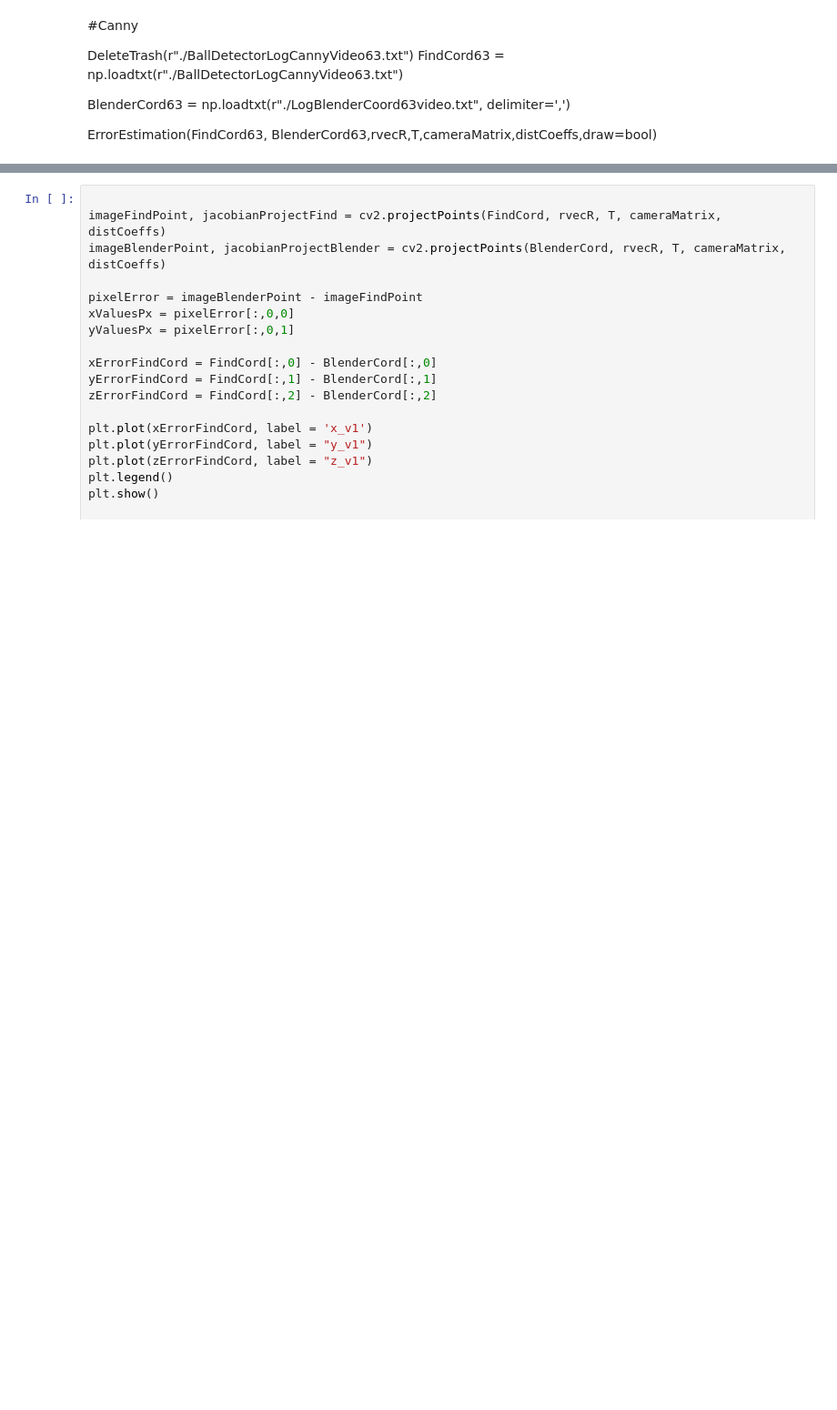
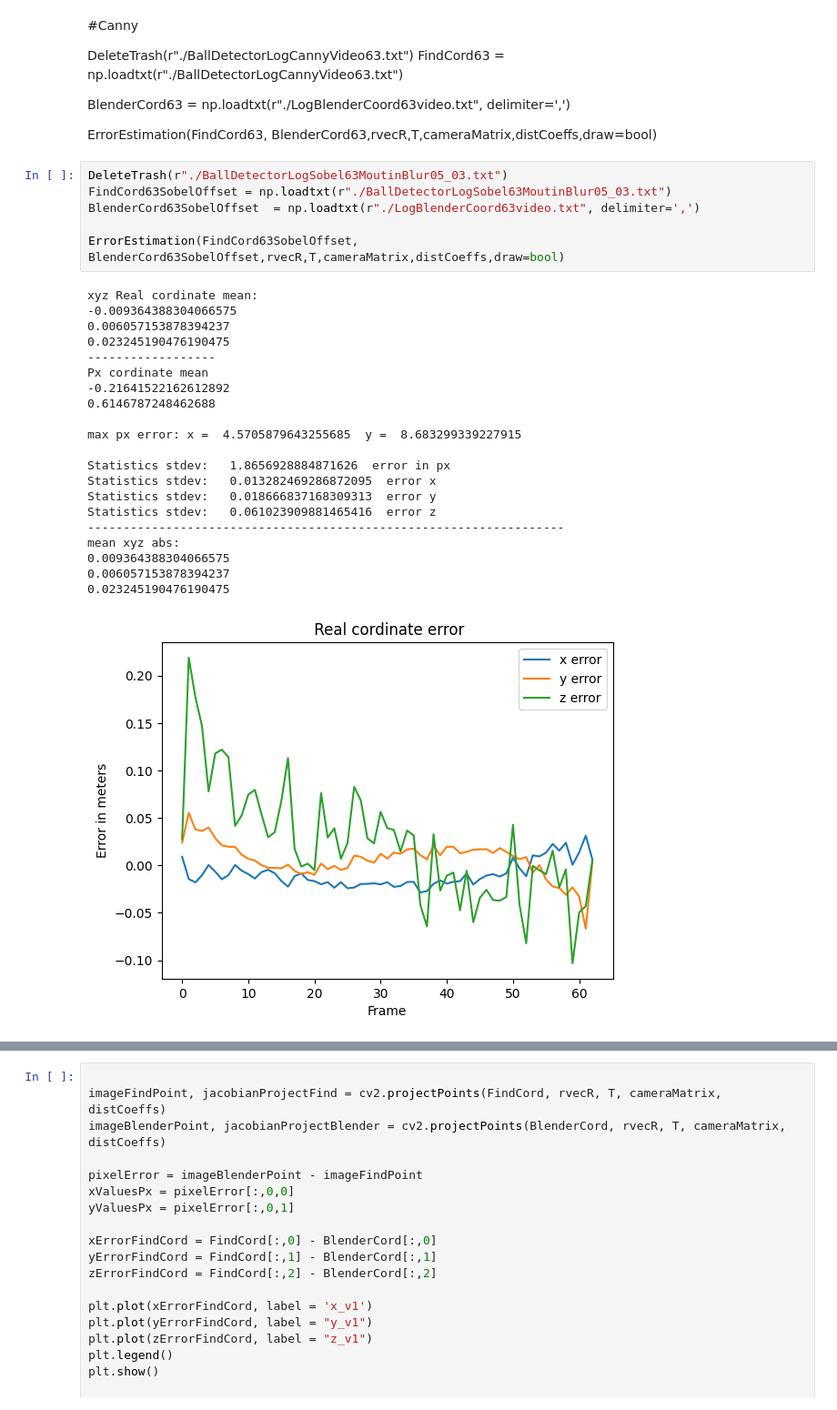
Before and after one commit to Cyber1derer/BallDetector, a Jupyter notebook: analysis/ProjectPointEstimation.ipynb, the cells around one changed output, grey strips where cells are left out. Shown at 91% size. Cells and saved outputs as stored; diff of their text form; blank space fills up the shorter version.

```diff
--- a/analysis/ProjectPointEstimation.ipynb
+++ b/analysis/ProjectPointEstimation.ipynb
@@ -202,3 +195,31 @@ FindCord63 = np.loadtxt(r"./BallDetectorLogCannyVideo63.txt")
 BlenderCord63  = np.loadtxt(r"./LogBlenderCoord63video.txt", delimiter=',')
 
 ErrorEstimation(FindCord63, BlenderCord63,rvecR,T,cameraMatrix,distCoeffs,draw=bool)
+# %%
+DeleteTrash(r"./BallDetectorLogSobel63MoutinBlur05_03.txt")
+FindCord63SobelOffset = np.loadtxt(r"./BallDetectorLogSobel63MoutinBlur05_03.txt")
+BlenderCord63SobelOffset  = np.loadtxt(r"./LogBlenderCoord63video.txt", delimiter=',')
+
+ErrorEstimation(FindCord63SobelOffset, BlenderCord63SobelOffset,rvecR,T,cameraMatrix,distCoeffs,draw=bool)
+# %% [output]
+xyz Real cordinate mean:
+-0.009364388304066575
+0.006057153878394237
+0.023245190476190475
+------------------
+Px cordinate mean
+-0.21641522162612892
+0.6146787248462688
+
+max px error: x =  4.5705879643255685  y =  8.683299339227915
+
+Statistics stdev:   1.8656928884871626  error in px
+Statistics stdev:   0.013282469286872095  error x
+Statistics stdev:   0.018666837168309313  error y
+Statistics stdev:   0.061023909881465416  error z
+-------------------------------------------------------------------
+mean xyz abs:
+0.009364388304066575
+0.006057153878394237
+0.023245190476190475
+[figure, added]
```
Also changed, not shown: parts of 5 cells of this notebook, 4 other files.
